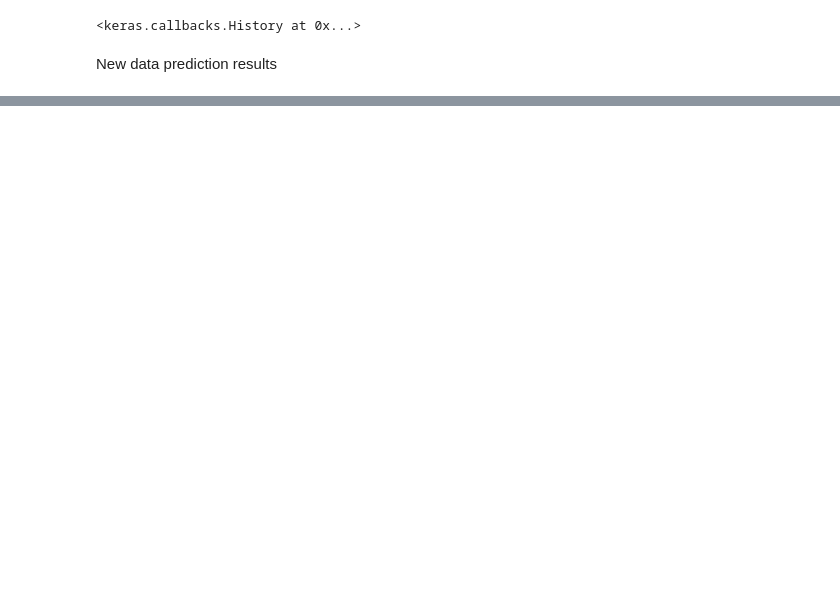
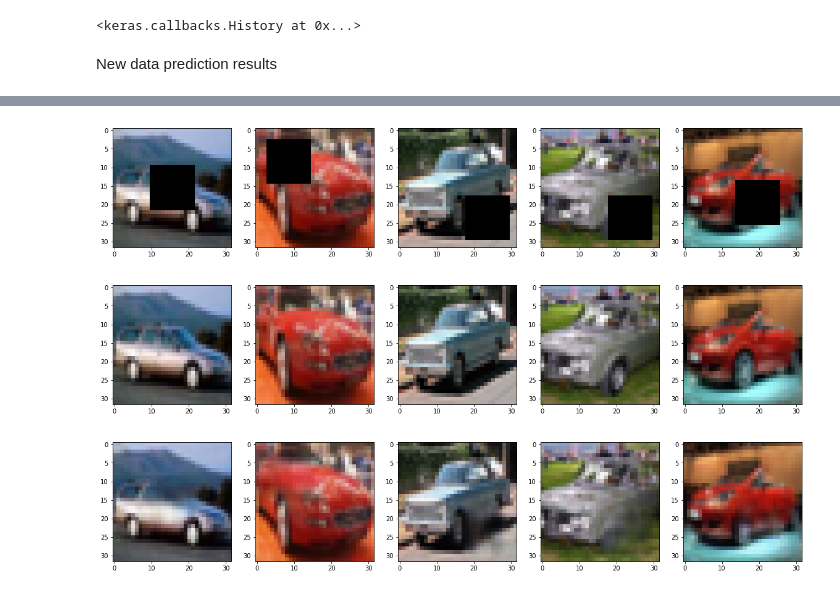
Before and after one commit to nji3/Deep_Learning_Study_Tutorial, a Jupyter notebook: Image Fill/Image_Fill_by_Direct_Convolution.ipynb, the cells around one changed output, grey strips where cells are left out. Cells and saved outputs as stored; diff of their text form; code cells hidden in the pictures; blank space fills up the shorter version.

```diff
--- a/Image Fill/Image_Fill_by_Direct_Convolution.ipynb
+++ b/Image Fill/Image_Fill_by_Direct_Convolution.ipynb
@@ -270 +273,9 @@ plt.show()
 [figure]
+# %%
+Plot_Img(5,x_train,20,10)
+Plot_Img(5,x_tra,20,10)
+Plot_Img(5,convmodel_recons,20,10)
+# %% [output]
+[figure, added]
+[figure, added]
+[figure, added]
```
Also changed, not shown: parts of 7 cells of this notebook, 1 other file.
